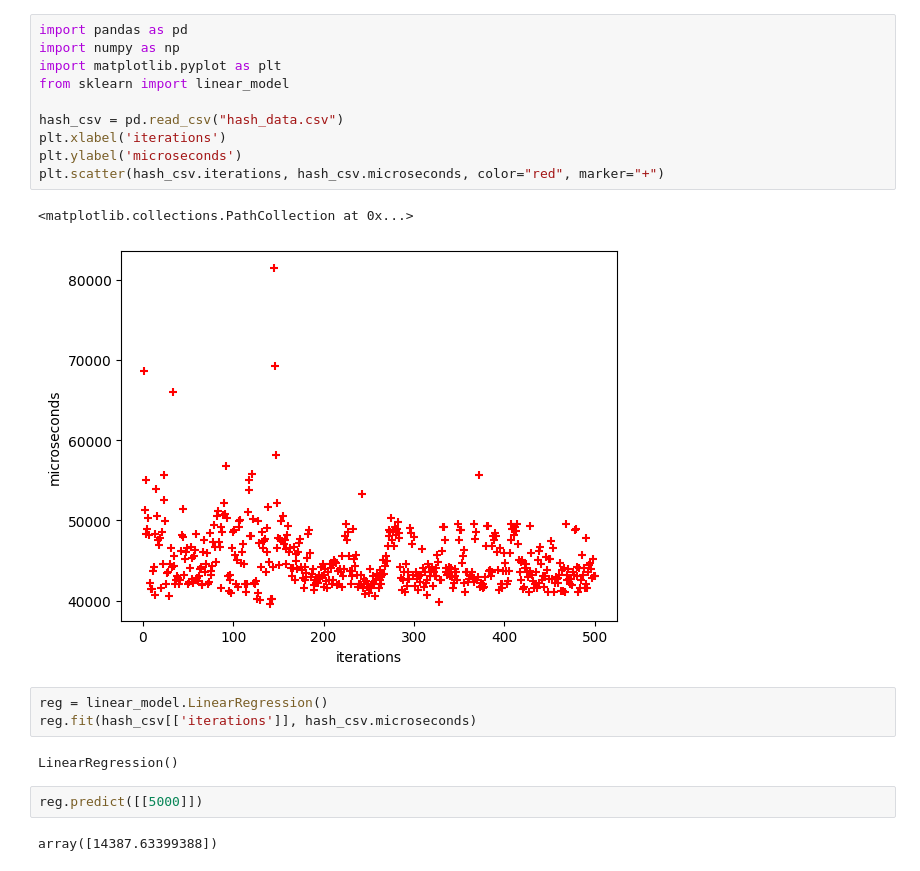
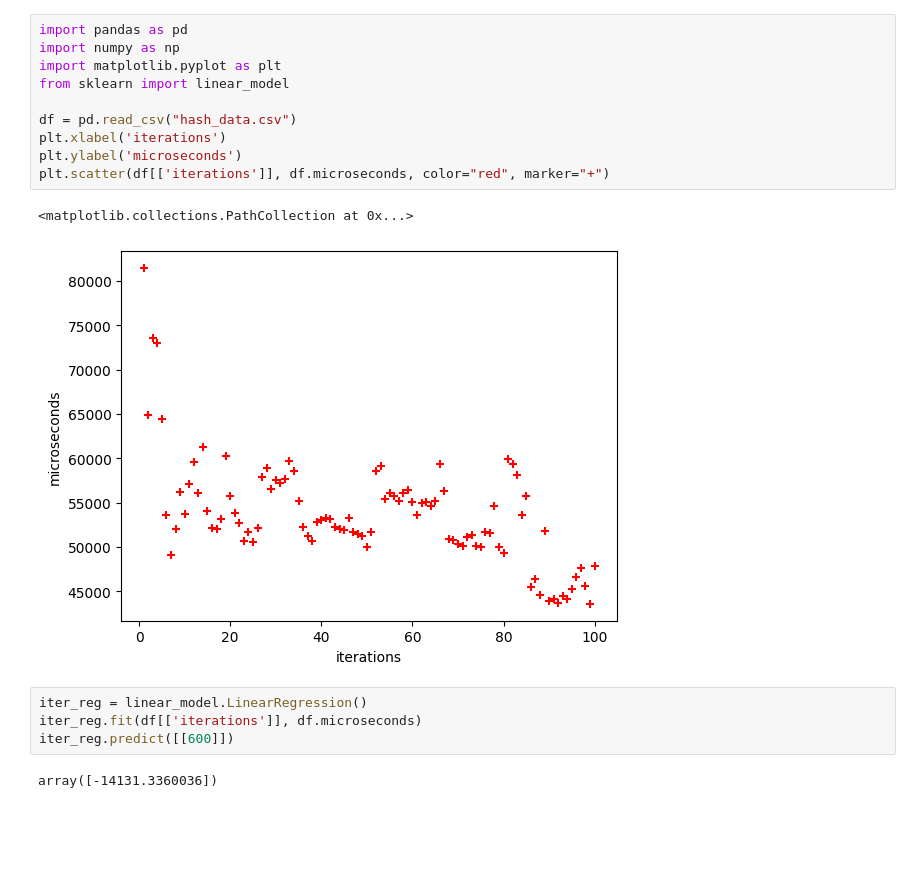
Before and after one commit to WingZer0o/Argon2-Linear-Regression, a Jupyter notebook: hasher.ipynb, the cells around one changed output. Saved outputs shown, nothing was run; the diff lists cells and outputs as text; blank space fills up the shorter version.

Commit message:
iterations and hash length

```diff
--- a/hasher.ipynb
+++ b/hasher.ipynb
@@ -21,22 +35,19 @@ file.close()
 # %%
 import pandas as pd
 import numpy as np
 import matplotlib.pyplot as plt
 from sklearn import linear_model
 
-hash_csv = pd.read_csv("hash_data.csv")
+df = pd.read_csv("hash_data.csv")
 plt.xlabel('iterations')
 plt.ylabel('microseconds')
-plt.scatter(hash_csv.iterations, hash_csv.microseconds, color="red", marker="+")
+plt.scatter(df[['iterations']], df.microseconds, color="red", marker="+")
 # %% [output]
 <matplotlib.collections.PathCollection at 0x...>
-[figure, old version]
+[figure, new version]
 # %%
-reg = linear_model.LinearRegression()
-reg.fit(hash_csv[['iterations']], hash_csv.microseconds)
+iter_reg = linear_model.LinearRegression()
+iter_reg.fit(df[['iterations']], df.microseconds)
+iter_reg.predict([[600]])
 # %% [output]
-LinearRegression()
+array([-14131.3360036])
-# %%
-reg.predict([[5000]])
-# %% [output]
-array([14387.63399388])
```
Also changed, not shown: parts of 4 cells of this notebook, 2 other files.
